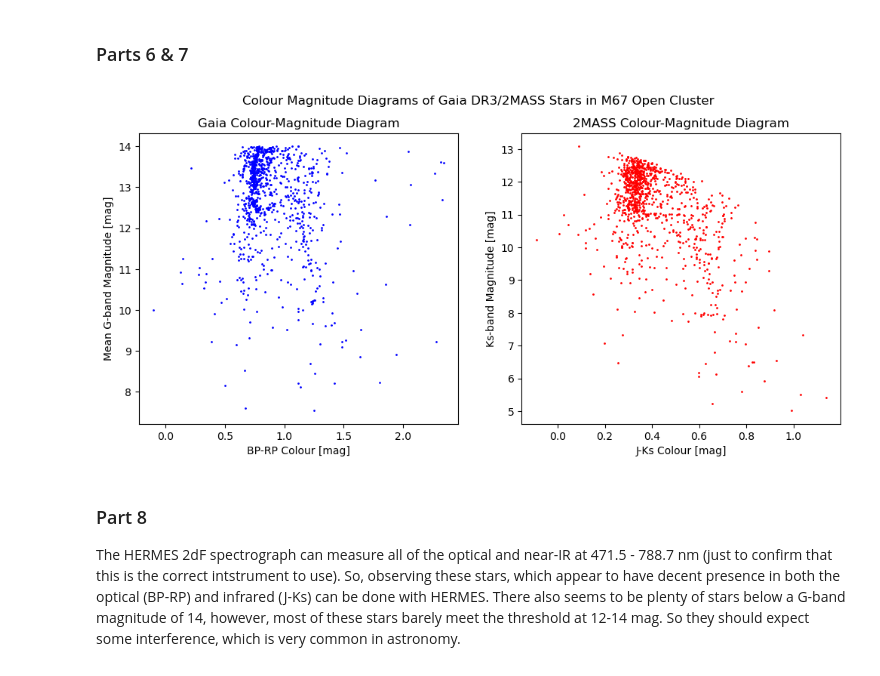
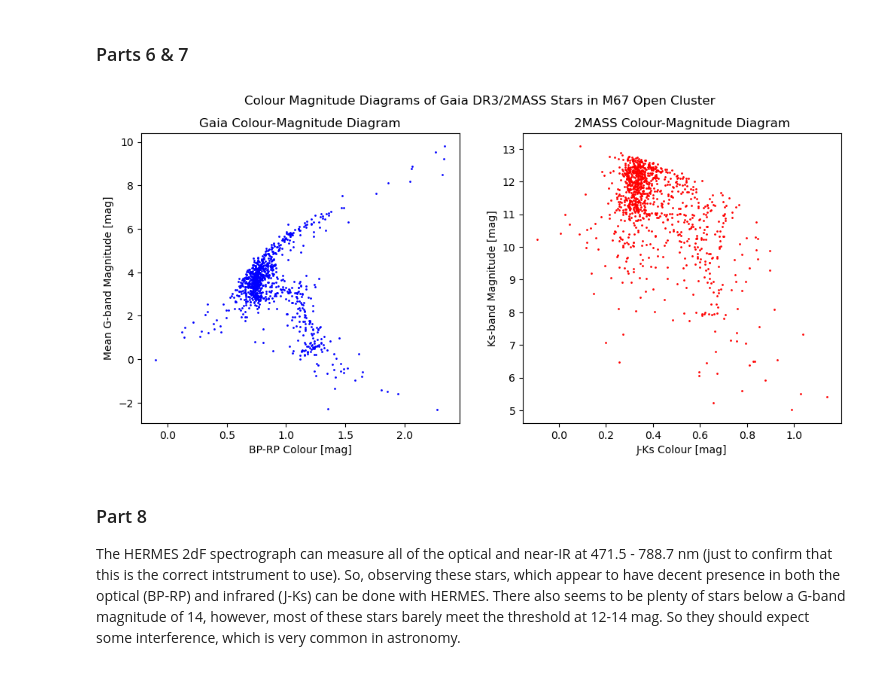
Before and after one commit to Olivex727/olivia-astr4004-ass3, a Jupyter notebook: u7280249.ipynb, the cells around one changed output. Cells and saved outputs as stored; diff of their text form; code cells hidden in the pictures.

```diff
--- a/u7280249.ipynb
+++ b/u7280249.ipynb
@@ -198,28 +198,29 @@ import matplotlib.pyplot as plt
 # %%
 # Define figure
 fig, [ax1, ax2]= plt.subplots(1, 2)
 
 # Set big parameters
 fig.set_size_inches(12, 5)
 fig.suptitle("Colour Magnitude Diagrams of Gaia DR3/2MASS Stars in M67 Open Cluster")
 
 # Gaia Colours
 ax1.set_title("Gaia Colour-Magnitude Diagram")
-ax1.plot(gaiadr3_cut["bp_rp"], gaiadr3_cut["phot_g_mean_mag"], 'bo', markersize=1)
+# Correct for apparent magnitude (because we need abs mag)
+ax1.plot(gaiadr3_cut["bp_rp"], gaiadr3_cut["phot_g_mean_mag"] - 5*np.log10(100/gaiadr3_cut['parallax']), 'bo', markersize=1)
 ax1.set_xlabel("BP-RP Colour [mag]")
 ax1.set_ylabel("Mean G-band Magnitude [mag]")
 
 # 2MASS Colours
 ax2.set_title("2MASS Colour-Magnitude Diagram")
 ax2.plot(gaiadr3_cut["j_m"]-gaiadr3_cut["ks_m"], gaiadr3_cut["ks_m"], 'ro', markersize=1)
 ax2.set_xlabel("J-Ks Colour [mag]")
 ax2.set_ylabel("Ks-band Magnitude [mag]")
 
 # Save and Show Figure
 plt.savefig("./figures/cmds_M67.png", dpi=200)
 plt.show()
 # %% [output]
-[figure, old version]
+[figure, new version]
 # %% [markdown]
 ### Part 8
 
```
Also changed, not shown: 1 other file.
